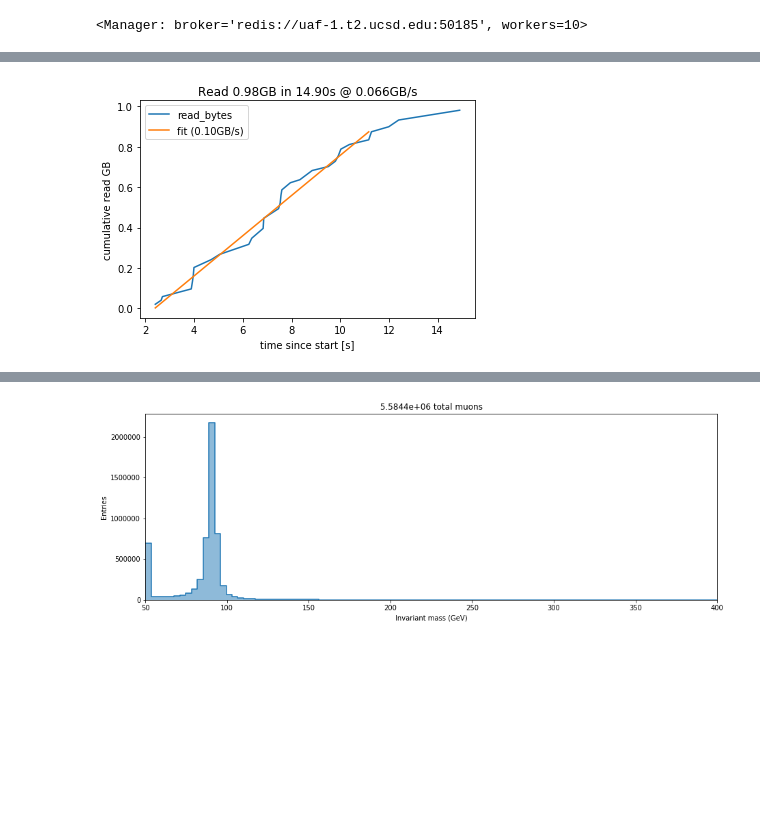
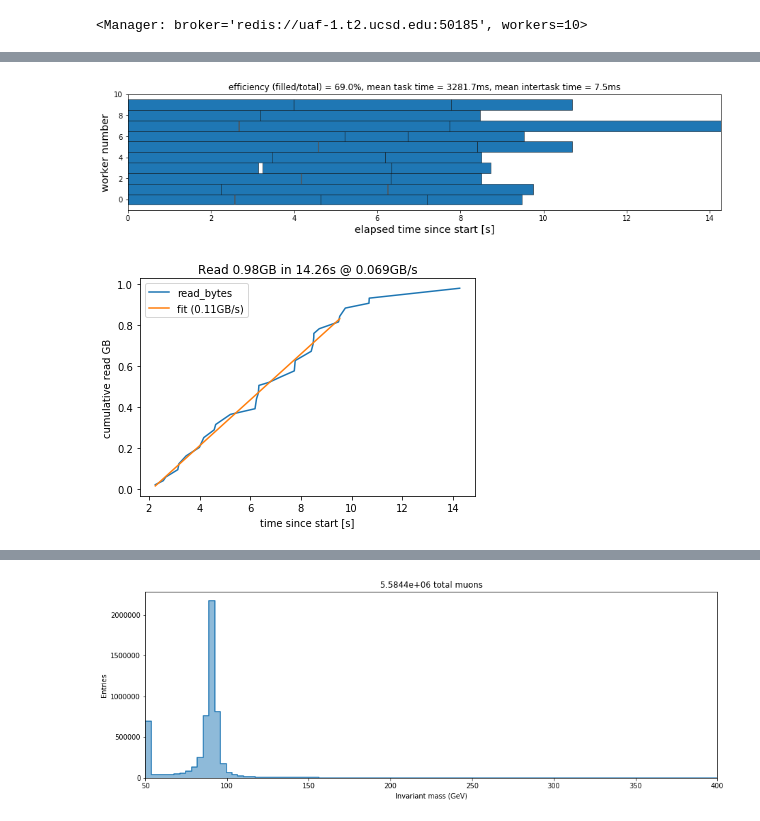
Before and after one commit to aminnj/redis-htcondor, a Jupyter notebook: notebooks/example.ipynb, the cells around one changed output, grey strips where cells are left out. Drawn from its saved outputs; the diff is of its cells as text; code cells hidden in the pictures; blank space fills up the shorter version.

Commit message:
ok take out bokeh because it doesn't show up on github

```diff
--- a/notebooks/example.ipynb
+++ b/notebooks/example.ipynb
@@ -56,6 +53,7 @@ results = m.remote_map(f,fnames[:30],return_metadata=True)
 # %% [output]
 [interactive output not drawn]
 # %%
-plotting.plot_timeflow_bokeh(results)
+# plotting.plot_timeflow_bokeh(results)
+plotting.plot_timeflow(results)
 plotting.plot_cumulative_read(results)
 # %% [output]
@@ -64,4 +60,5 @@ plotting.plot_cumulative_read(results)
-[figure, old version]
+[figure, new version]
+[figure, added]
 # %%
 %%time
 fnames = sorted(glob.glob("/hadoop/cms/store/group/snt/nanoaod/DoubleMuon__Run*/*.root"))[:50]
```
Also changed, not shown: parts of 9 cells of this notebook.
